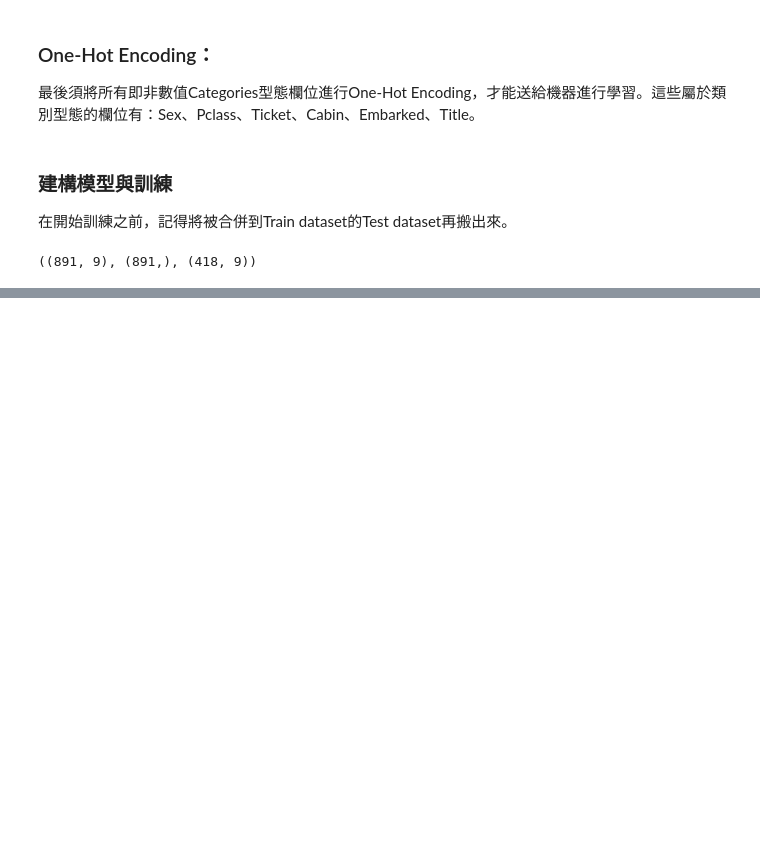
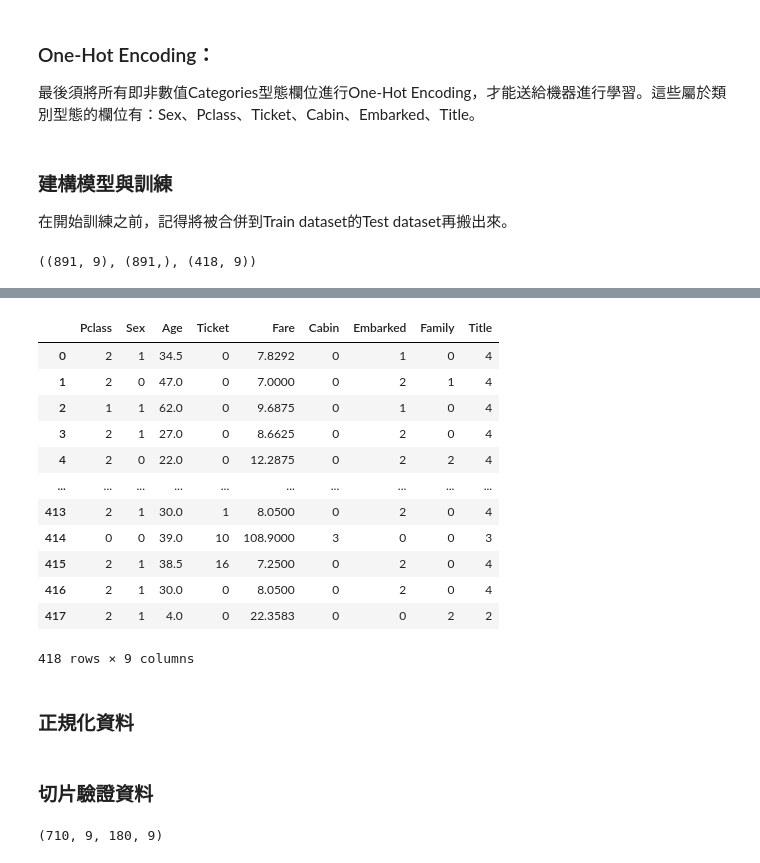
Before and after one commit to BoshiLee/kears_learning, a Jupyter notebook: training_project/kaggle/Titanic/titanic.ipynb, the cells around one changed output, grey strips where cells are left out. Saved outputs shown, nothing was run; the diff lists cells and outputs as text; code cells hidden in the pictures; blank space fills up the shorter version.

```diff
--- a/training_project/kaggle/Titanic/titanic.ipynb
+++ b/training_project/kaggle/Titanic/titanic.ipynb
@@ -518,0 +535,18 @@ X_train.shape, Y_label.shape, X_test.shape
+# %%
+X_test
+# %% [output]
+|  | Pclass | Sex | Age | Ticket | Fare | Cabin | Embarked | Family | Title |
+| 0 | 2 | 1 | 34.5 | 0 | 7.8292 | 0 | 1 | 0 | 4 |
+| 1 | 2 | 0 | 47.0 | 0 | 7.0000 | 0 | 2 | 1 | 4 |
+| 2 | 1 | 1 | 62.0 | 0 | 9.6875 | 0 | 1 | 0 | 4 |
+| 3 | 2 | 1 | 27.0 | 0 | 8.6625 | 0 | 2 | 0 | 4 |
+| 4 | 2 | 0 | 22.0 | 0 | 12.2875 | 0 | 2 | 2 | 4 |
+| ... | ... | ... | ... | ... | ... | ... | ... | ... | ... |
+| 413 | 2 | 1 | 30.0 | 1 | 8.0500 | 0 | 2 | 0 | 4 |
+| 414 | 0 | 0 | 39.0 | 10 | 108.9000 | 3 | 0 | 0 | 3 |
+| 415 | 2 | 1 | 38.5 | 16 | 7.2500 | 0 | 2 | 0 | 4 |
+| 416 | 2 | 1 | 30.0 | 0 | 8.0500 | 0 | 2 | 0 | 4 |
+| 417 | 2 | 1 | 4.0 | 0 | 22.3583 | 0 | 0 | 2 | 2 |
+418 rows × 9 columns
+# %% [markdown]
+### 正規化資料
@@ -518,0 +569,11 @@ X_train.shape, Y_label.shape, X_test.shape
+# %% [markdown]
+### 切片驗證資料
+# %%
+X_val = X_train[711:]
+partial_x_train = X_train[:710]
+Y_val = Y_label[711:]
+partial_y_train = Y_label[:710]
+
+print(partial_x_train.shape + X_val.shape)
+# %% [output]
+(710, 9, 180, 9)
```
Also changed, not shown: parts of 7 cells of this notebook.
